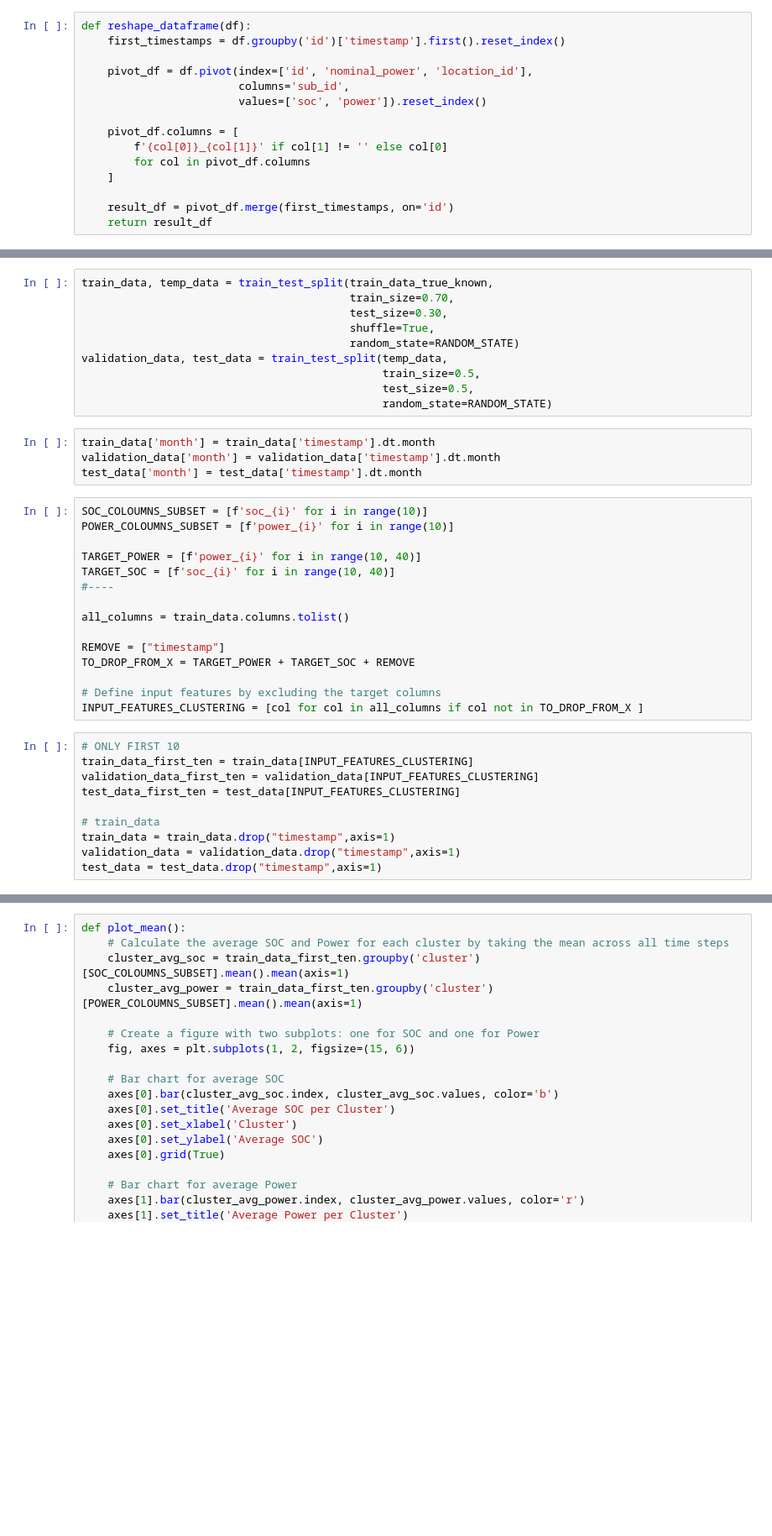
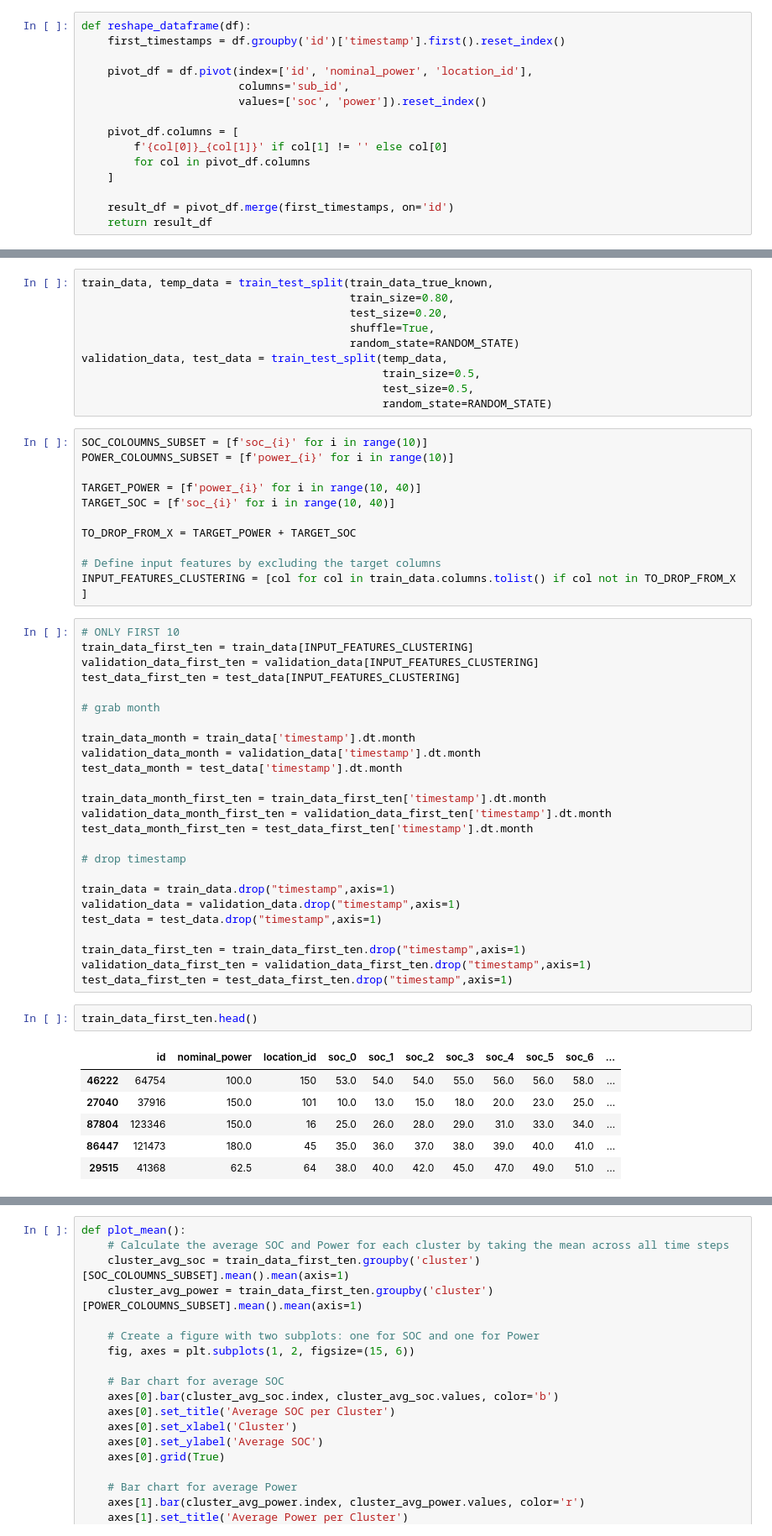
Before and after one commit to JakobBerg-Projects/CedasHackathon2025, a Jupyter notebook: src/henrik/clustering.ipynb, the cells around one changed output, grey strips where cells are left out. Shown: that part at 84% size. Saved outputs shown, nothing was run; the diff lists cells and outputs as text; blank space fills up the shorter version.

Commit message:
wip clustering

```diff
--- a/src/henrik/clustering.ipynb
+++ b/src/henrik/clustering.ipynb
@@ -61,42 +97,58 @@ len(train_data_true_known)
 # %%
 train_data, temp_data = train_test_split(train_data_true_known,
-                                         train_size=0.70,
-                                         test_size=0.30,
+                                         train_size=0.80,
+                                         test_size=0.20,
                                          shuffle=True,
                                          random_state=RANDOM_STATE)
 validation_data, test_data = train_test_split(temp_data,
                                               train_size=0.5,
                                               test_size=0.5,
                                               random_state=RANDOM_STATE)
-# %%
-train_data['month'] = train_data['timestamp'].dt.month
-validation_data['month'] = validation_data['timestamp'].dt.month
-test_data['month'] = test_data['timestamp'].dt.month
 # %%
 SOC_COLOUMNS_SUBSET = [f'soc_{i}' for i in range(10)]
 POWER_COLOUMNS_SUBSET = [f'power_{i}' for i in range(10)]
 
 TARGET_POWER = [f'power_{i}' for i in range(10, 40)]
 TARGET_SOC = [f'soc_{i}' for i in range(10, 40)]
-#----
 
-all_columns = train_data.columns.tolist()
-
-REMOVE = ["timestamp"]
-TO_DROP_FROM_X = TARGET_POWER + TARGET_SOC + REMOVE
+TO_DROP_FROM_X = TARGET_POWER + TARGET_SOC
 
 # Define input features by excluding the target columns
-INPUT_FEATURES_CLUSTERING = [col for col in all_columns if col not in TO_DROP_FROM_X ]
+INPUT_FEATURES_CLUSTERING = [col for col in train_data.columns.tolist() if col not in TO_DROP_FROM_X ]
 # %%
 # ONLY FIRST 10
 train_data_first_ten = train_data[INPUT_FEATURES_CLUSTERING]
 validation_data_first_ten = validation_data[INPUT_FEATURES_CLUSTERING]
 test_data_first_ten = test_data[INPUT_FEATURES_CLUSTERING]
 
-# train_data
+# grab month
+
+train_data_month = train_data['timestamp'].dt.month
+validation_data_month = validation_data['timestamp'].dt.month
+test_data_month = test_data['timestamp'].dt.month
+
+train_data_month_first_ten = train_data_first_ten['timestamp'].dt.month
+validation_data_month_first_ten = validation_data_first_ten['timestamp'].dt.month
+test_data_month_first_ten = test_data_first_ten['timestamp'].dt.month
+
+# drop timestamp
+
 train_data = train_data.drop("timestamp",axis=1)
 validation_data = validation_data.drop("timestamp",axis=1)
 test_data = test_data.drop("timestamp",axis=1)
+
+train_data_first_ten = train_data_first_ten.drop("timestamp",axis=1)
+validation_data_first_ten = validation_data_first_ten.drop("timestamp",axis=1)
+test_data_first_ten = test_data_first_ten.drop("timestamp",axis=1)
+# %%
+train_data_first_ten.head()
+# %% [output]
+|  | id | nominal_power | location_id | soc_0 | soc_1 | soc_2 | soc_3 | soc_4 | soc_5 | soc_6 | ... |
+| 46222 | 64754 | 100.0 | 150 | 53.0 | 54.0 | 54.0 | 55.0 | 56.0 | 56.0 | 58.0 | ... |
+| 27040 | 37916 | 150.0 | 101 | 10.0 | 13.0 | 15.0 | 18.0 | 20.0 | 23.0 | 25.0 | ... |
+| 87804 | 123346 | 150.0 | 16 | 25.0 | 26.0 | 28.0 | 29.0 | 31.0 | 33.0 | 34.0 | ... |
+| 86447 | 121473 | 180.0 | 45 | 35.0 | 36.0 | 37.0 | 38.0 | 39.0 | 40.0 | 41.0 | ... |
+| 29515 | 41368 | 62.5 | 64 | 38.0 | 40.0 | 42.0 | 45.0 | 47.0 | 49.0 | 51.0 | ... |
 # %%
 clustering_pipeline = Pipeline([
     ("scaler", StandardScaler()),
```
Also changed, not shown: parts of 39 cells of this notebook.
